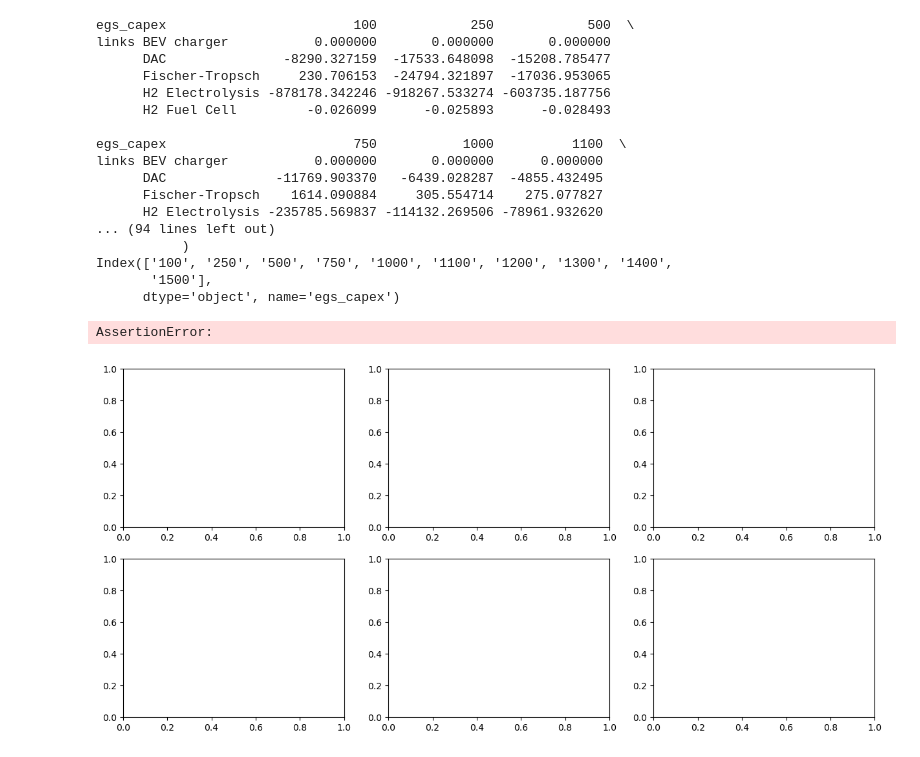
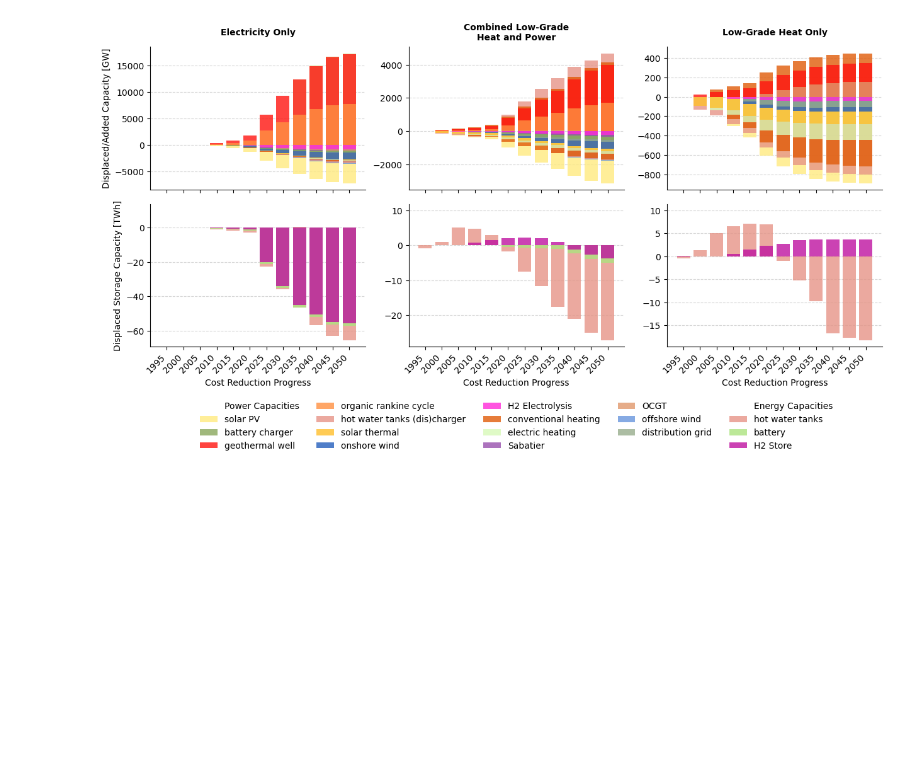
Before and after one commit to LukasFrankenQ/egs_market_integration, a Jupyter notebook: notebooks/displacement_analysis.ipynb, the cells around one changed output. Saved outputs shown, nothing was run; the diff lists cells and outputs as text; code cells hidden in the pictures; blank space fills up the shorter version.

Commit message:
updated plotting to new xscale

```diff
--- a/notebooks/displacement_analysis.ipynb
+++ b/notebooks/displacement_analysis.ipynb
@@ -22,7 +22,7 @@ idx = pd.IndexSlice
 with open(Path.cwd().parent / "config" / "config.yaml", "r") as f:
     tech_colors = yaml.safe_load(f)["plotting"]["tech_colors"]
 # %%
-root = Path.cwd().parent.parent.parent / "cluster_data"
+root = Path.cwd().parent.parent.parent / "cluster_data" / "breyer_sweep"
 
 carrier_mapper = {
     "elec": "geothermal heat elec",
@@ -34,19 +34,33 @@ carrier_mapper = {
 def get_data(mode, op, process=True):
 
     header = [4,5,6,7,8]
+    index_cols = [0,1,2]
+
+    """
     if mode == "chp" or mode == "dh":
         df = pd.read_csv(
             root / f"{mode}_data" /
             "nodal_capacities.csv",
-            index_col=[0,1,2],
+            index_col=index_cols,
             header=header,
             )
     elif mode == "elec":
         df = pd.read_csv(
             root / f"{mode}_data" / "nodal_capacities.csv",
-            index_col=[0,1,2],
+            index_col=index_cols,
             header=header,
             )
+    """
+
+    df = pd.read_csv(
+        root /
+        "joint_data" /
+        "nodal_capacities.csv",
+        index_col=index_cols,
+        header=header,
+        )
+
+    df = df.loc[:,idx[:,mode,op]]
 
     if process:
 
@@ -193,17 +207,17 @@ for j, app in enumerate(["elec", "chp", "dh"]):
 
     df = get_data(app, "static", process=False)
 
-    base_col = df.columns[-1]
+    # base_col = df.columns[-1]
+    base_col = df.columns[0]
     diff = df.subtract(df[base_col], axis=0).drop(base_col, axis=1)
+    # print(diff.head())
+    # print(diff.index)
+    # print(diff.columns)
+    # assert False
 
 
-    print(diff.head())
-    print(diff.index)
-    print(diff.columns)
-    assert False
-
-
-    for col in df.columns[:-1]:
+    # for col in df.columns[:-1]:
+    for col in df.columns[1:]:
 
         cap = diff.loc[diff.index.get_level_values(0).isin(["generators", "links"]), col].mul(1e-3)
 
@@ -294,53 +308,36 @@ for ax in axs[0]:
     ax.set_xticklabels([])
 
 for ax in axs[1]:
-    ax.set_xlabel("Borehole CAPEX [{}/kW]".format(u"\N{euro sign}"))
+    # ax.set_xlabel("Borehole CAPEX [{}/kW]".format(u"\N{euro sign}"))
+    ax.set_xlabel("Cost Reduction Progress")
 
 axs[0,0].set_ylabel("Displaced/Added Capacity [GW]")
 axs[1,0].set_ylabel("Displaced Storage Capacity [TWh]")
 
 texts = ["Electricity Only", "Combined Low-Grade\nHeat and Power", "Low-Grade Heat Only"]
 for i, ax in enumerate(axs[0]):
     ax.text(
         0.5,
         1.1,
         texts[i],
         horizontalalignment='center',
         verticalalignment='center',
         transform=ax.transAxes,
         weight="bold",
         # bbox=dict(facecolor='none', edgecolor='black', boxstyle='round,pad=0.5')
         # bbox=dict(facecolor='none', edgecolor='black')
         )
 
 for ax in axs[1]:
     # rotate x labels by 45 degrees
     # labels = ax.get_xticklabels() # get x labels
     # print(labels)
     # ax.set_xticklabels(ax.get_xticklabels(), rotation=45, ha="right")
     fig.autofmt_xdate(rotation=45)
 
 plt.subplots_adjust(hspace=0.1)
 
 plt.savefig("displaced_capacities.pdf", bbox_inches="tight")
 plt.show()
 # %% [output]
-egs_capex                        100            250            500  \
-links BEV charger           0.000000       0.000000       0.000000
-      DAC               -8290.327159  -17533.648098  -15208.785477
-      Fischer-Tropsch     230.706153  -24794.321897  -17036.953065
-      H2 Electrolysis -878178.342246 -918267.533274 -603735.187756
-      H2 Fuel Cell         -0.026099      -0.025893      -0.028493
-
-egs_capex                        750           1000          1100  \
-links BEV charger           0.000000       0.000000      0.000000
-      DAC              -11769.903370   -6439.028287  -4855.432495
-      Fischer-Tropsch    1614.090884     305.554714    275.077827
-      H2 Electrolysis -235785.569837 -114132.269506 -78961.932620
-... (94 lines left out)
-           )
-Index(['100', '250', '500', '750', '1000', '1100', '1200', '1300', '1400',
-       '1500'],
-      dtype='object', name='egs_capex')
-AssertionError:
-[figure, old version]
+[figure, new version]
```
Also changed, not shown: 1 other file.
